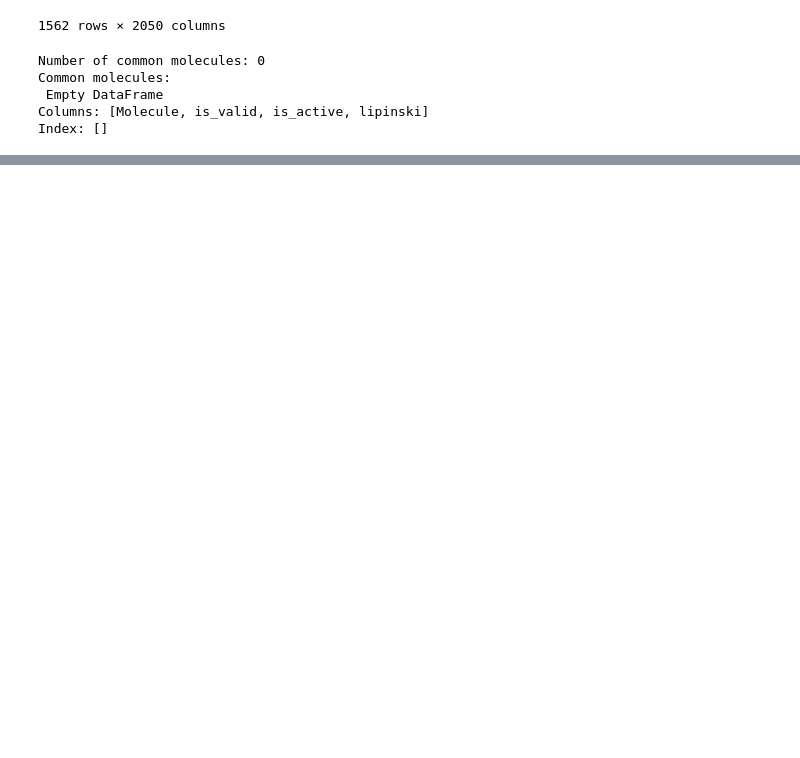
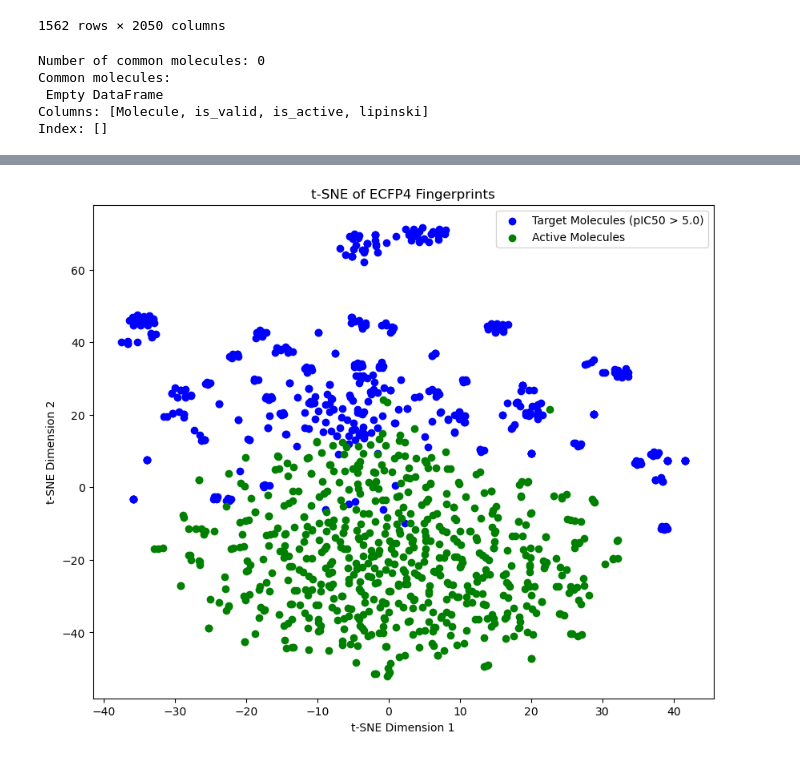
Before and after one commit to catorch/LLaMA-Mol, a Jupyter notebook: 9_new_molecules_evaluation.ipynb, the cells around one changed output, grey strips where cells are left out. Cells and saved outputs as stored; diff of their text form; code cells hidden in the pictures; blank space fills up the shorter version.

```diff
--- a/9_new_molecules_evaluation.ipynb
+++ b/9_new_molecules_evaluation.ipynb
@@ -407,0 +466,40 @@ lipinski_passed_df.to_csv("datasets/active_passed_molecules.csv", index=False)
+# %%
+# Compute ECFP4 fingerprints for active molecules
+active_molecules = lipinski_passed_df['Molecule'].apply(Chem.MolFromSmiles)
+active_ecfp4 = [AllChem.GetMorganFingerprintAsBitVect(mol, 2, nBits=2048) for mol in active_molecules]
+
+# Compute ECFP4 fingerprints for target molecules
+target_molecules = target_molecules_filtered_df['canonical_smiles'].apply(Chem.MolFromSmiles)
+target_ecfp4 = [AllChem.GetMorganFingerprintAsBitVect(mol, 2, nBits=2048) for mol in target_molecules]
+
+# Convert ECFP4 fingerprints to numpy array
+active_ecfp4_np = np.array([list(fp) for fp in active_ecfp4])
+target_ecfp4_np = np.array([list(fp) for fp in target_ecfp4])
+
+# Combine the two sets of fingerprints
+combined_ecfp4 = np.vstack((active_ecfp4_np, target_ecfp4_np))
+
+# Perform t-SNE
+tsne = TSNE(n_components=2, random_state=42)
+ecfp4_tsne = tsne.fit_transform(combined_ecfp4)
+
+# Plotting
+plt.figure(figsize=(10, 8))
+
+# Plotting target molecules in blue
+plt.scatter(ecfp4_tsne[len(active_ecfp4):, 0], ecfp4_tsne[len(active_ecfp4):, 1],
+            color='blue', label='Target Molecules (pIC50 > 5.0)')
+
+# Plotting active molecules in green
+plt.scatter(ecfp4_tsne[:len(active_ecfp4), 0], ecfp4_tsne[:len(active_ecfp4), 1],
+            color='green', label='Active Molecules')
+
+
+
+plt.title('t-SNE of ECFP4 Fingerprints')
+plt.xlabel('t-SNE Dimension 1')
+plt.ylabel('t-SNE Dimension 2')
+plt.legend()
+plt.show()
+# %% [output]
+[figure, added]
```
Also changed, not shown: parts of 3 cells of this notebook.
